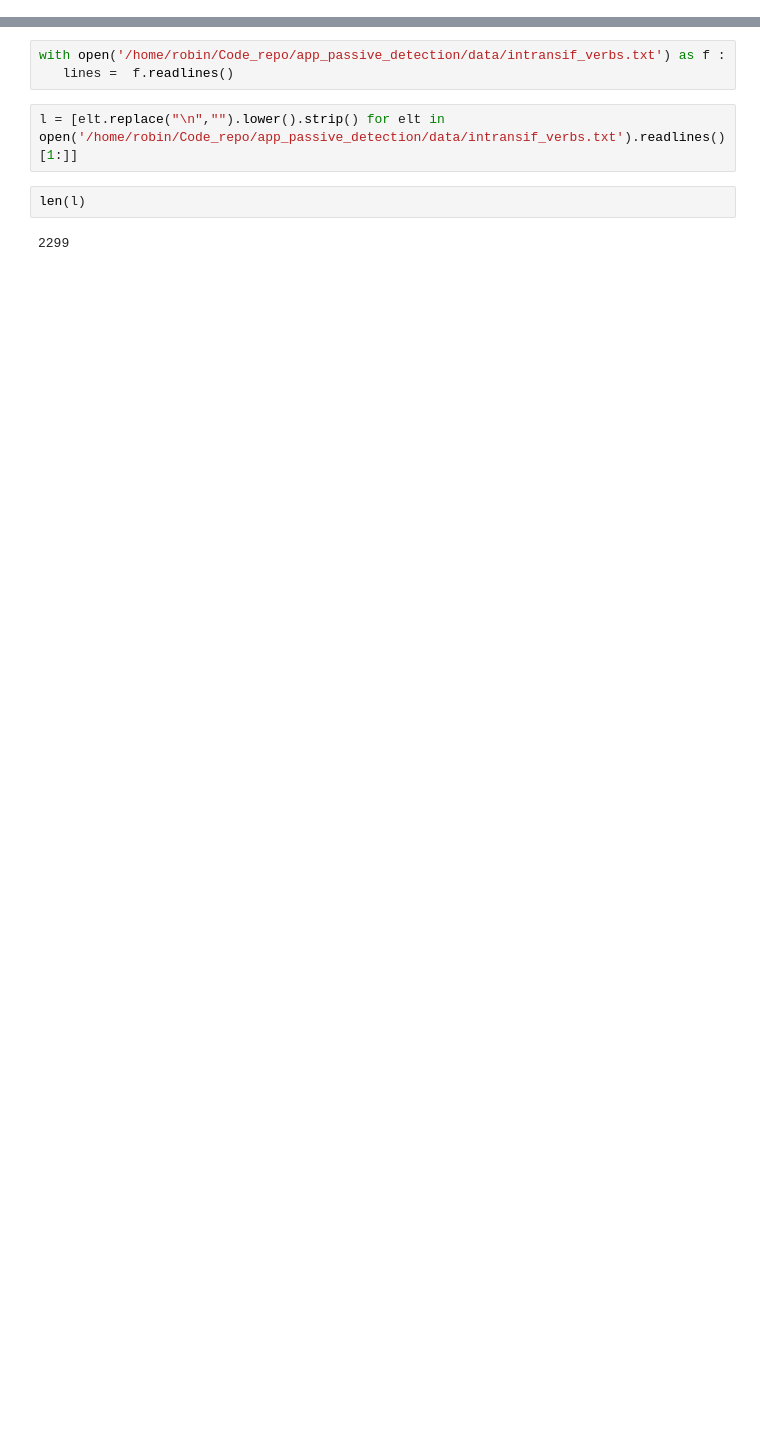
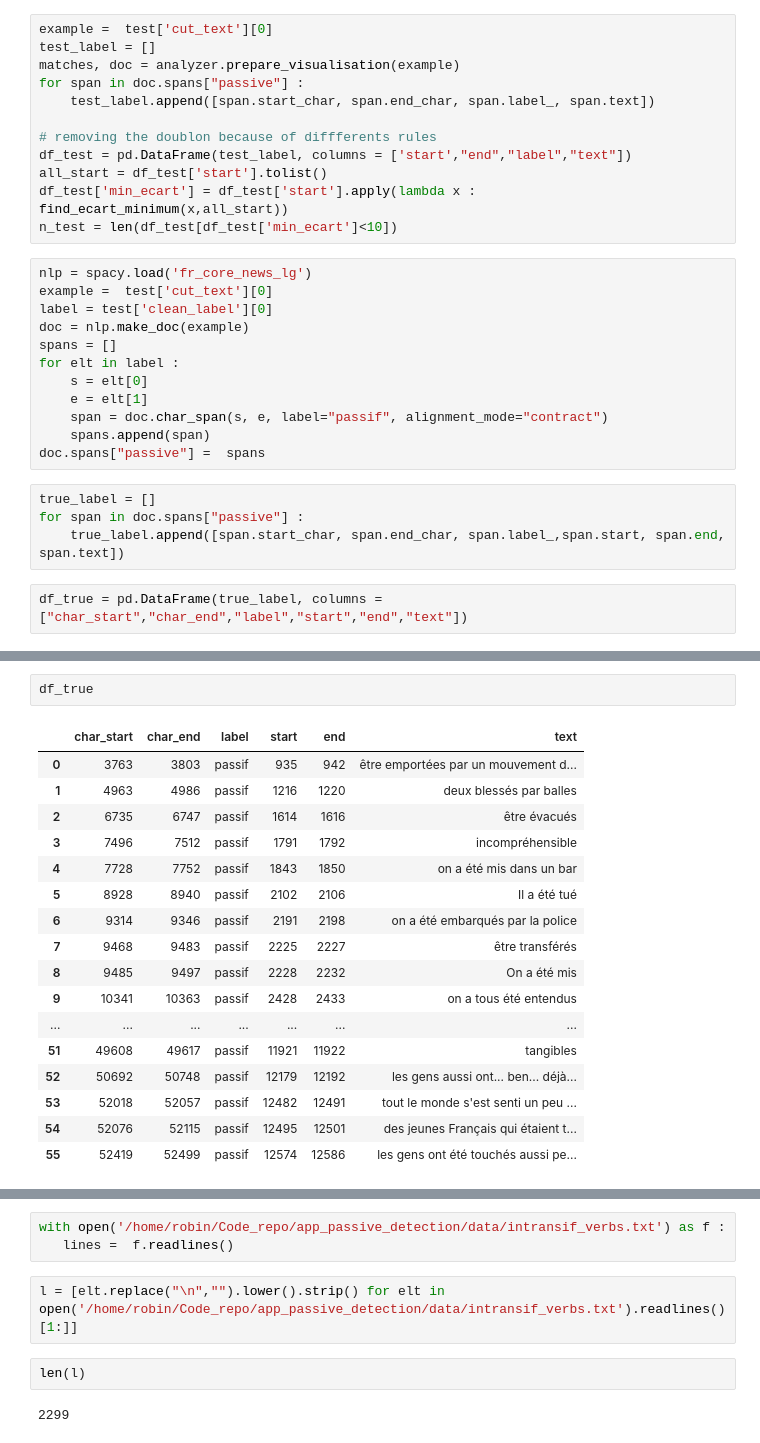
Before and after one commit to binbin83/passive_detection_app, a Jupyter notebook: notebook/draft.ipynb, the cells around one changed output, grey strips where cells are left out. Drawn from its saved outputs; the diff is of its cells as text; blank space fills up the shorter version.

```diff
--- a/notebook/draft.ipynb
+++ b/notebook/draft.ipynb
@@ -13,0 +152,30 @@ nlp = spacy.load("fr_core_news_lg")
+# %%
+example =  test['cut_text'][0]
+test_label = []
+matches, doc = analyzer.prepare_visualisation(example)
+for span in doc.spans["passive"] :
+    test_label.append([span.start_char, span.end_char, span.label_, span.text])
+
+# removing the doublon because of diffferents rules
+df_test = pd.DataFrame(test_label, columns = ['start',"end","label","text"])
+all_start = df_test['start'].tolist()
+df_test['min_ecart'] = df_test['start'].apply(lambda x : find_ecart_minimum(x,all_start))
+n_test = len(df_test[df_test['min_ecart']<10])
+# %%
+nlp = spacy.load('fr_core_news_lg')
+example =  test['cut_text'][0]
+label = test['clean_label'][0]
+doc = nlp.make_doc(example)
+spans = []
+for elt in label :
+    s = elt[0]
+    e = elt[1]
+    span = doc.char_span(s, e, label="passif", alignment_mode="contract")
+    spans.append(span)
+doc.spans["passive"] =  spans
+# %%
+true_label = []
+for span in doc.spans["passive"] :
+    true_label.append([span.start_char, span.end_char, span.label_,span.start, span.end, span.text])
+# %%
+df_true = pd.DataFrame(true_label, columns = ["char_start","char_end","label","start","end","text"])
@@ -13,0 +217,20 @@ nlp = spacy.load("fr_core_news_lg")
+# %%
+df_true
+# %% [output]
+|  | char_start | char_end | label | start | end | text |
+| 0 | 3763 | 3803 | passif | 935 | 942 | être emportées par un mouvement d... |
+| 1 | 4963 | 4986 | passif | 1216 | 1220 | deux blessés par balles |
+| 2 | 6735 | 6747 | passif | 1614 | 1616 | être évacués |
+| 3 | 7496 | 7512 | passif | 1791 | 1792 | incompréhensible |
+| 4 | 7728 | 7752 | passif | 1843 | 1850 | on a été mis dans un bar |
+| 5 | 8928 | 8940 | passif | 2102 | 2106 | Il a été tué |
+| 6 | 9314 | 9346 | passif | 2191 | 2198 | on a été embarqués par la police |
+| 7 | 9468 | 9483 | passif | 2225 | 2227 | être transférés |
+| 8 | 9485 | 9497 | passif | 2228 | 2232 | On a été mis |
+| 9 | 10341 | 10363 | passif | 2428 | 2433 | on a tous été entendus |
+| ... | ... | ... | ... | ... | ... | ... |
+| 51 | 49608 | 49617 | passif | 11921 | 11922 | tangibles |
+| 52 | 50692 | 50748 | passif | 12179 | 12192 | les gens aussi ont... ben... déjà... |
+| 53 | 52018 | 52057 | passif | 12482 | 12491 | tout le monde s'est senti un peu ... |
+| 54 | 52076 | 52115 | passif | 12495 | 12501 | des jeunes Français qui étaient t... |
+| 55 | 52419 | 52499 | passif | 12574 | 12586 | les gens ont été touchés aussi pe... |
```
Also changed, not shown: parts of 36 cells of this notebook.
